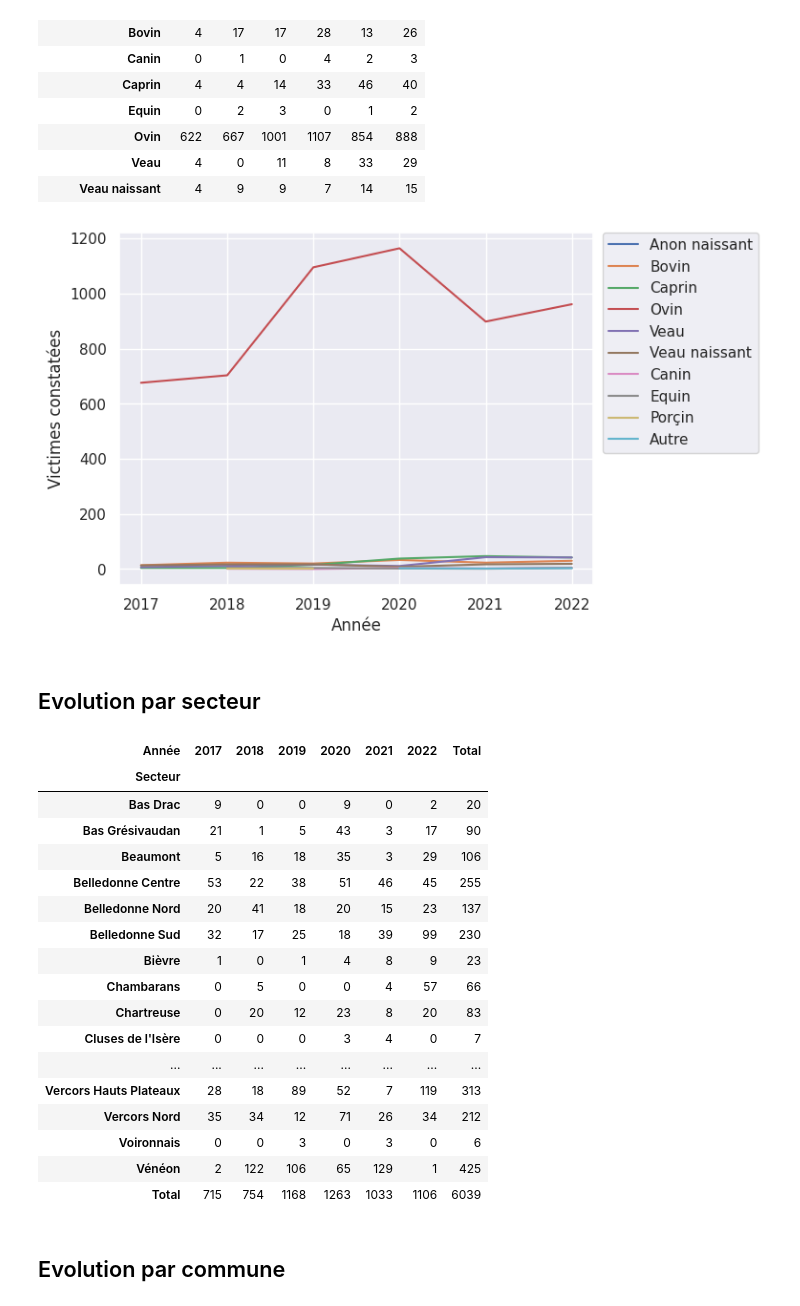
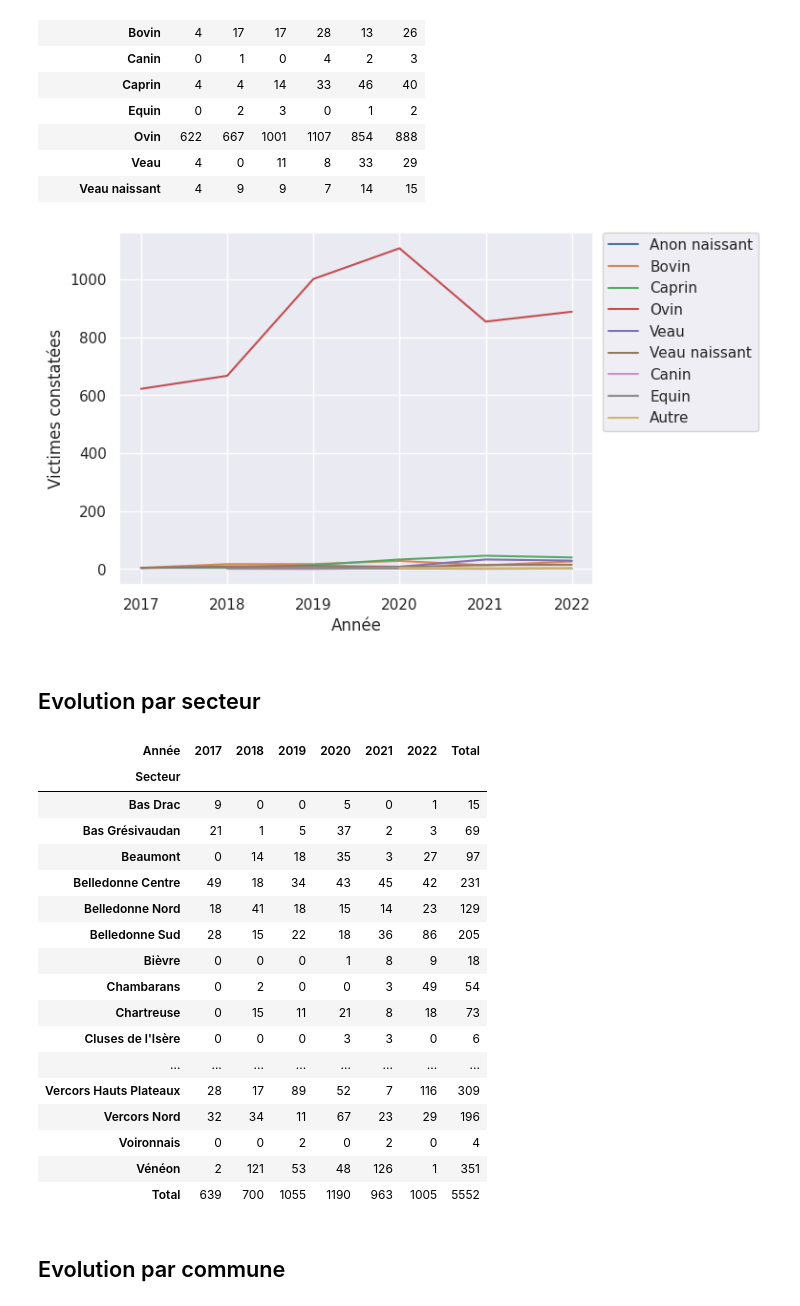
Before and after one commit to dthonon/pna_loup_suivi, a Jupyter notebook: notebook/Analyse-38.ipynb, the cells around one changed output. Saved outputs shown, nothing was run; the diff lists cells and outputs as text; code cells hidden in the pictures.

Commit message:
Analyse des données de l'Isère Fixes #92 - WIP

```diff
--- a/notebook/Analyse-38.ipynb
+++ b/notebook/Analyse-38.ipynb
@@ -142,16 +143,16 @@ par_animal
 | Veau | 4 | 0 | 11 | 8 | 33 | 29 |
 | Veau naissant | 4 | 9 | 9 | 7 | 14 | 15 |
 # %%
-par_animal_l = constats.groupby(["Année", "Animaux concernés"]).sum(numeric_only=True)
+par_animal_l = constats_o.groupby(["Année", "Animaux concernés"]).sum(numeric_only=True)
 sns.lineplot(data=par_animal_l, x="Année", y="Victimes constatées", hue="Animaux concernés");
 plt.legend(bbox_to_anchor=(1.02, 1), loc='upper left', borderaxespad=0);
 # %% [output]
-[figure, old version]
+[figure, new version]
 # %% [markdown]
 ## Evolution par secteur
 # %%
 par_secteur = pd.pivot_table(
-    constats,
+    constats_o,
     values="Victimes constatées",
     index="Secteur",
     columns="Année",
@@ -164,22 +165,22 @@ par_secteur
 # %% [output]
 | Année | 2017 | 2018 | 2019 | 2020 | 2021 | 2022 | Total |
 | Secteur |  |  |  |  |  |  |  |
-| Bas Drac | 9 | 0 | 0 | 9 | 0 | 2 | 20 |
-| Bas Grésivaudan | 21 | 1 | 5 | 43 | 3 | 17 | 90 |
-| Beaumont | 5 | 16 | 18 | 35 | 3 | 29 | 106 |
-| Belledonne Centre | 53 | 22 | 38 | 51 | 46 | 45 | 255 |
-| Belledonne Nord | 20 | 41 | 18 | 20 | 15 | 23 | 137 |
-| Belledonne Sud | 32 | 17 | 25 | 18 | 39 | 99 | 230 |
-| Bièvre | 1 | 0 | 1 | 4 | 8 | 9 | 23 |
-| Chambarans | 0 | 5 | 0 | 0 | 4 | 57 | 66 |
-| Chartreuse | 0 | 20 | 12 | 23 | 8 | 20 | 83 |
-| Cluses de l'Isère | 0 | 0 | 0 | 3 | 4 | 0 | 7 |
+| Bas Drac | 9 | 0 | 0 | 5 | 0 | 1 | 15 |
+| Bas Grésivaudan | 21 | 1 | 5 | 37 | 2 | 3 | 69 |
+| Beaumont | 0 | 14 | 18 | 35 | 3 | 27 | 97 |
+| Belledonne Centre | 49 | 18 | 34 | 43 | 45 | 42 | 231 |
+| Belledonne Nord | 18 | 41 | 18 | 15 | 14 | 23 | 129 |
+| Belledonne Sud | 28 | 15 | 22 | 18 | 36 | 86 | 205 |
+| Bièvre | 0 | 0 | 0 | 1 | 8 | 9 | 18 |
+| Chambarans | 0 | 2 | 0 | 0 | 3 | 49 | 54 |
+| Chartreuse | 0 | 15 | 11 | 21 | 8 | 18 | 73 |
+| Cluses de l'Isère | 0 | 0 | 0 | 3 | 3 | 0 | 6 |
 | ... | ... | ... | ... | ... | ... | ... | ... |
-| Vercors Hauts Plateaux | 28 | 18 | 89 | 52 | 7 | 119 | 313 |
-| Vercors Nord | 35 | 34 | 12 | 71 | 26 | 34 | 212 |
-| Voironnais | 0 | 0 | 3 | 0 | 3 | 0 | 6 |
-| Vénéon | 2 | 122 | 106 | 65 | 129 | 1 | 425 |
-| Total | 715 | 754 | 1168 | 1263 | 1033 | 1106 | 6039 |
+| Vercors Hauts Plateaux | 28 | 17 | 89 | 52 | 7 | 116 | 309 |
+| Vercors Nord | 32 | 34 | 11 | 67 | 23 | 29 | 196 |
+| Voironnais | 0 | 0 | 2 | 0 | 2 | 0 | 4 |
+| Vénéon | 2 | 121 | 53 | 48 | 126 | 1 | 351 |
+| Total | 639 | 700 | 1055 | 1190 | 963 | 1005 | 5552 |
 # %% [markdown]
 ## Evolution par commune
 # %%
```
Also changed, not shown: parts of 4 cells of this notebook, 2 other files.
